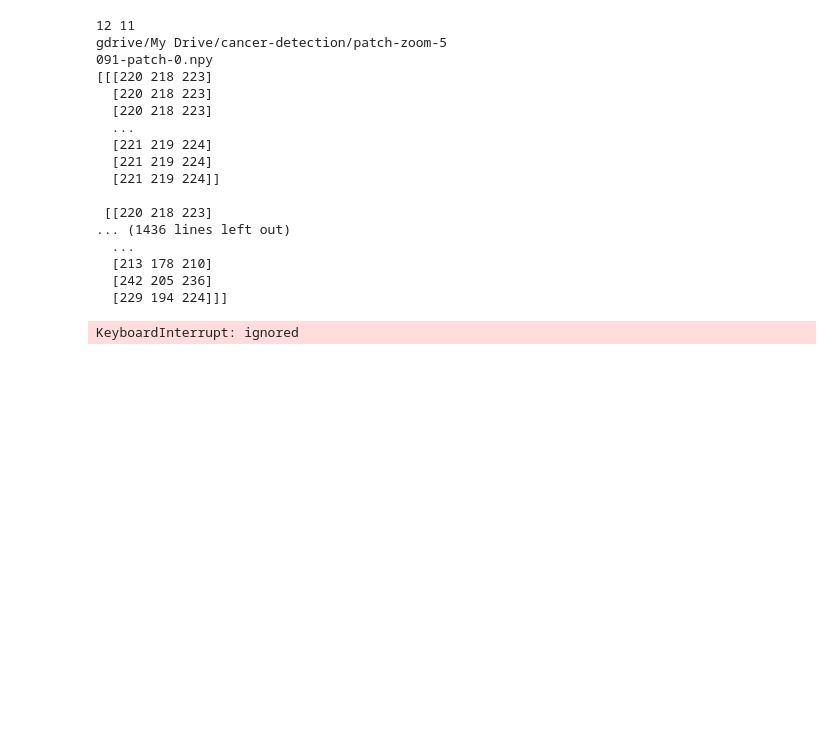
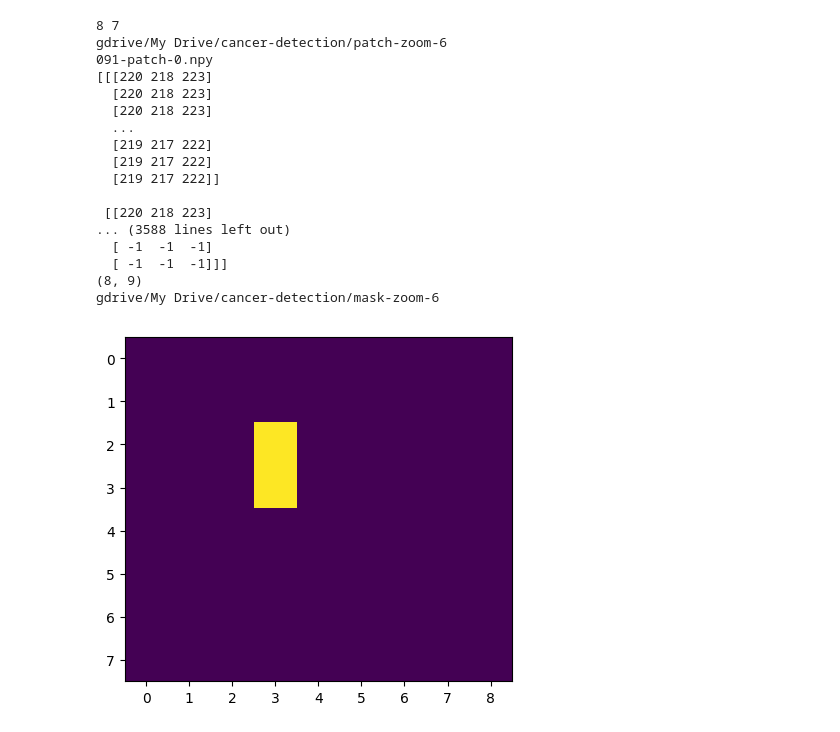
Before and after one commit to akoo-45/cancer-detection, a Jupyter notebook: 091_zoom_generator.ipynb, the cells around one changed output. Cells and saved outputs as stored; diff of their text form; code cells hidden in the pictures; blank space fills up the shorter version.

Commit message:
Modified to easily change patch dimensions --just change constants patch_x_dim and patch_y_dim

```diff
--- a/091_zoom_generator.ipynb
+++ b/091_zoom_generator.ipynb
@@ -146,8 +145,8 @@ print(num_patch_x, num_patch_y)
 slides = []
 for i in range(0, num_patch_y + 1): # rows
   for j in range(0, num_patch_x + 1): # columns
-    width2 = 300
-    height2 = 300
+    width2 = patch_x_dim
+    height2 = patch_y_dim
     need_padding = False # default
 
     if j is num_patch_x: # edge of the row
@@ -233,41 +232,41 @@ for i in range(0, num_patch_y + 1):
     perc = count / (300 * 300) # percentage wise
 #     print(perc)
     if perc > 0.1:
       masks.append(1)
       matrix[i][j] = 1
     else:
       masks.append(0)
       matrix[i][j] = 0
 
 plt.figure(figsize=(5,5), dpi=100)
 plt.imshow(matrix)
 
 # Add to local gdrive
 mask_dir = "gdrive/My Drive/cancer-detection/mask-zoom-" + str(level)
 print(mask_dir)
 for i in range(len(masks)):
   mask_name = img + "-mask-" + str(i)
   with open(mask_name, 'w') as file:
     data = masks[i]
     file.write(str(data))
 
   !mv "$mask_name" "$mask_dir"
 # %% [output]
-12 11
-gdrive/My Drive/cancer-detection/patch-zoom-5
+8 7
+gdrive/My Drive/cancer-detection/patch-zoom-6
 091-patch-0.npy
 [[[220 218 223]
   [220 218 223]
   [220 218 223]
   ...
-  [221 219 224]
-  [221 219 224]
-  [221 219 224]]
+  [219 217 222]
+  [219 217 222]
+  [219 217 222]]
 
  [[220 218 223]
-... (1436 lines left out)
-  ...
-  [213 178 210]
-  [242 205 236]
-  [229 194 224]]]
+... (3588 lines left out)
+  [ -1  -1  -1]
+  [ -1  -1  -1]]]
+(8, 9)
+gdrive/My Drive/cancer-detection/mask-zoom-6
-KeyboardInterrupt: ignored
+[figure, added]
```
Also changed, not shown: parts of 3 cells of this notebook.
